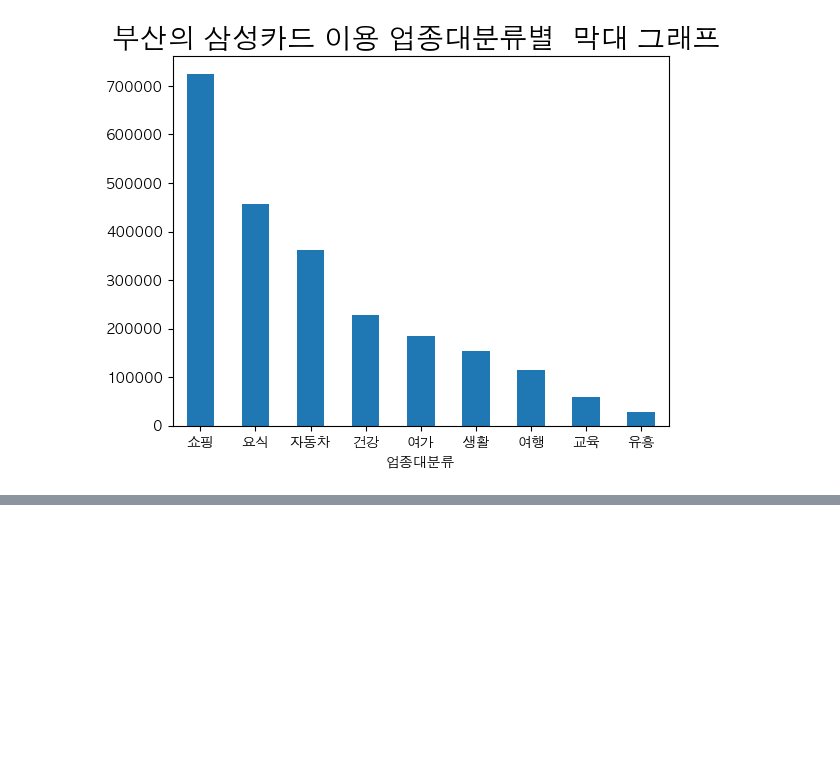
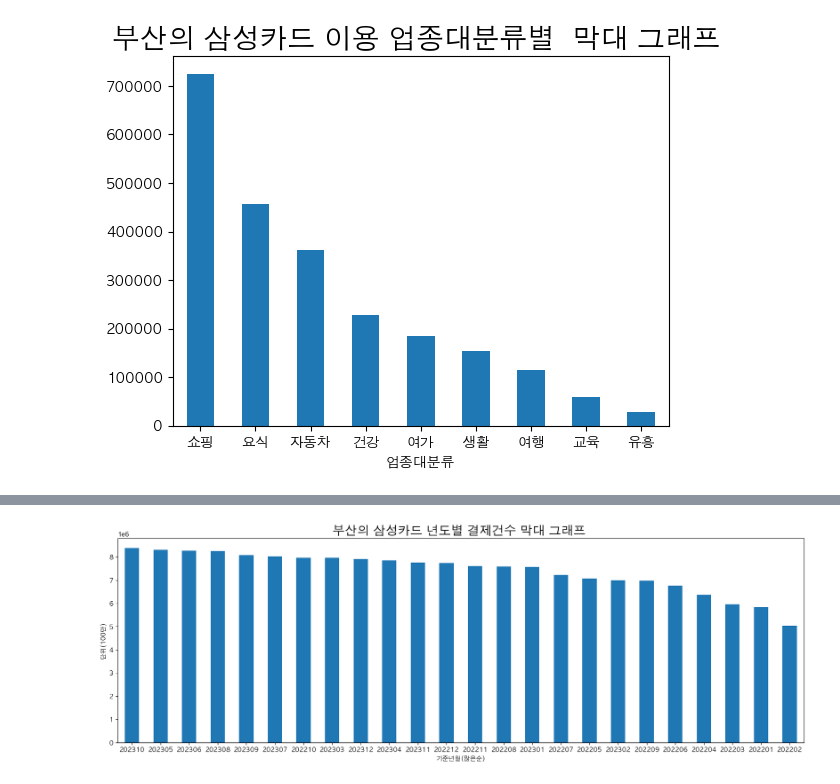
Before and after one commit to CodeArt-Team/MLcompetetion, a Jupyter notebook: 공모전/(5).DIVE해커톤_codart/alldata_공모전_강범식.ipynb, the cells around one changed output, grey strips where cells are left out. Cells and saved outputs as stored; diff of their text form; code cells hidden in the pictures; blank space fills up the shorter version.

```diff
--- a/공모전/(5).DIVE해커톤_codart/alldata_공모전_강범식.ipynb
+++ b/공모전/(5).DIVE해커톤_codart/alldata_공모전_강범식.ipynb
@@ -462,0 +484,10 @@ plt.show()
+# %%
+plt.figure(figsize=(20, 6))
+부산.groupby('기준년월')['결제건수'].sum().sort_values(ascending=False).plot(kind='bar')
+plt.title("부산의 삼성카드 년도별 결제건수 막대 그래프 ",size=20)
+plt.xlabel("기준년월(많은순)")
+plt.ylabel("단위(100만)")
+plt.xticks(rotation=0)
+plt.show()
+# %% [output]
+[figure, added]
```
Also changed, not shown: parts of 13 cells of this notebook, 1 other file.
